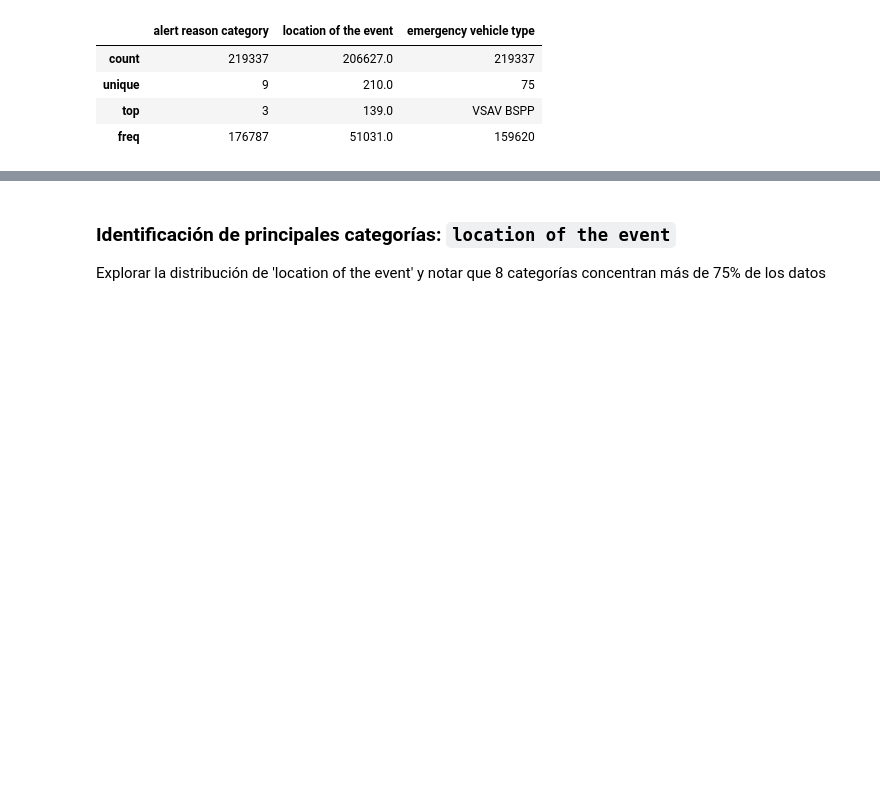
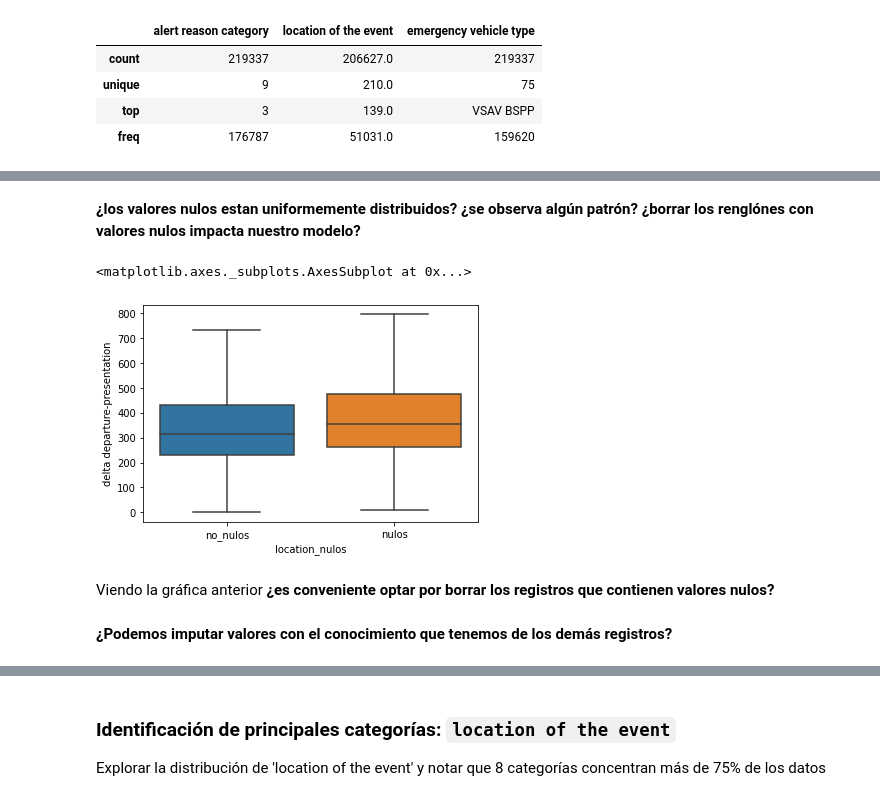
Before and after one commit to AnIsAsPe/Regresion-Robusta-para-estimar-tiempo-de-respuesta-de-un-servicio-de-emergencia, a Jupyter notebook: 1_Response_time_Paris_Fire_Brigade.ipynb, the cells around one changed output, grey strips where cells are left out. Drawn from its saved outputs; the diff is of its cells as text; code cells hidden in the pictures; blank space fills up the shorter version.

```diff
--- a/1_Response_time_Paris_Fire_Brigade.ipynb
+++ b/1_Response_time_Paris_Fire_Brigade.ipynb
@@ -287,0 +333,14 @@ df.describe(include='object')
+# %% [markdown]
+**¿los valores nulos estan uniformemente distribuidos? ¿se observa algún patrón? ¿borrar los renglónes con valores nulos impacta nuestro modelo?**
+# %%
+#Distribución de la variable respuesta en registros con y sin valores nulos en "location of the event"
+df['location_nulos'] = np.where(df['location of the event'].isna(),"nulos","no_nulos")
+
+sns.boxplot(x = 'location_nulos' , y = 'delta departure-presentation', data = df,showfliers=False )
+# %% [output]
+<matplotlib.axes._subplots.AxesSubplot at 0x...>
+[figure, added]
+# %% [markdown]
+Viendo la gráfica anterior **¿es conveniente optar por borrar los registros que contienen valores nulos?**
+# %% [markdown]
+**¿Podemos imputar valores con el conocimiento que tenemos de los demás registros?**
```
Also changed, not shown: parts of 44 cells of this notebook.
